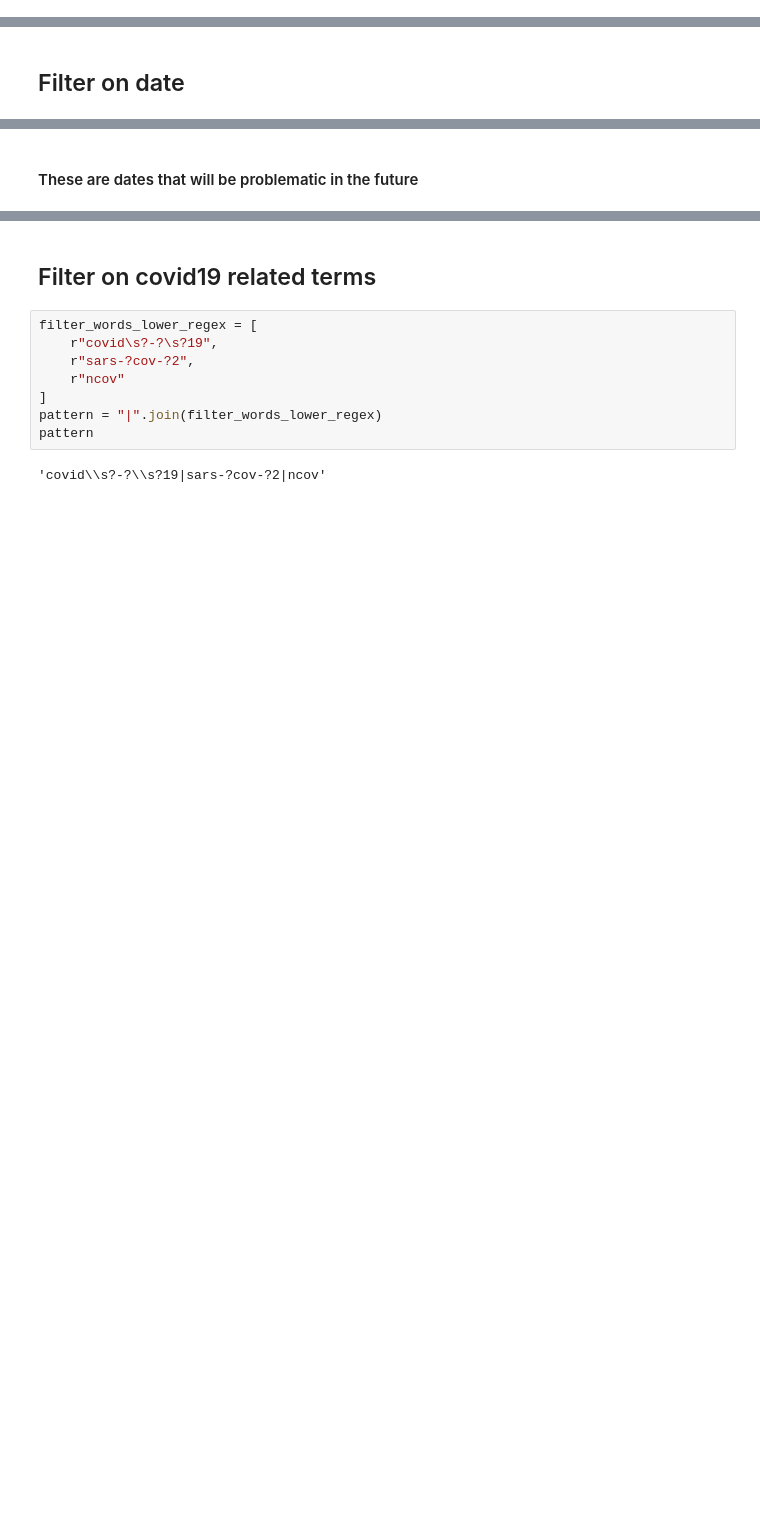
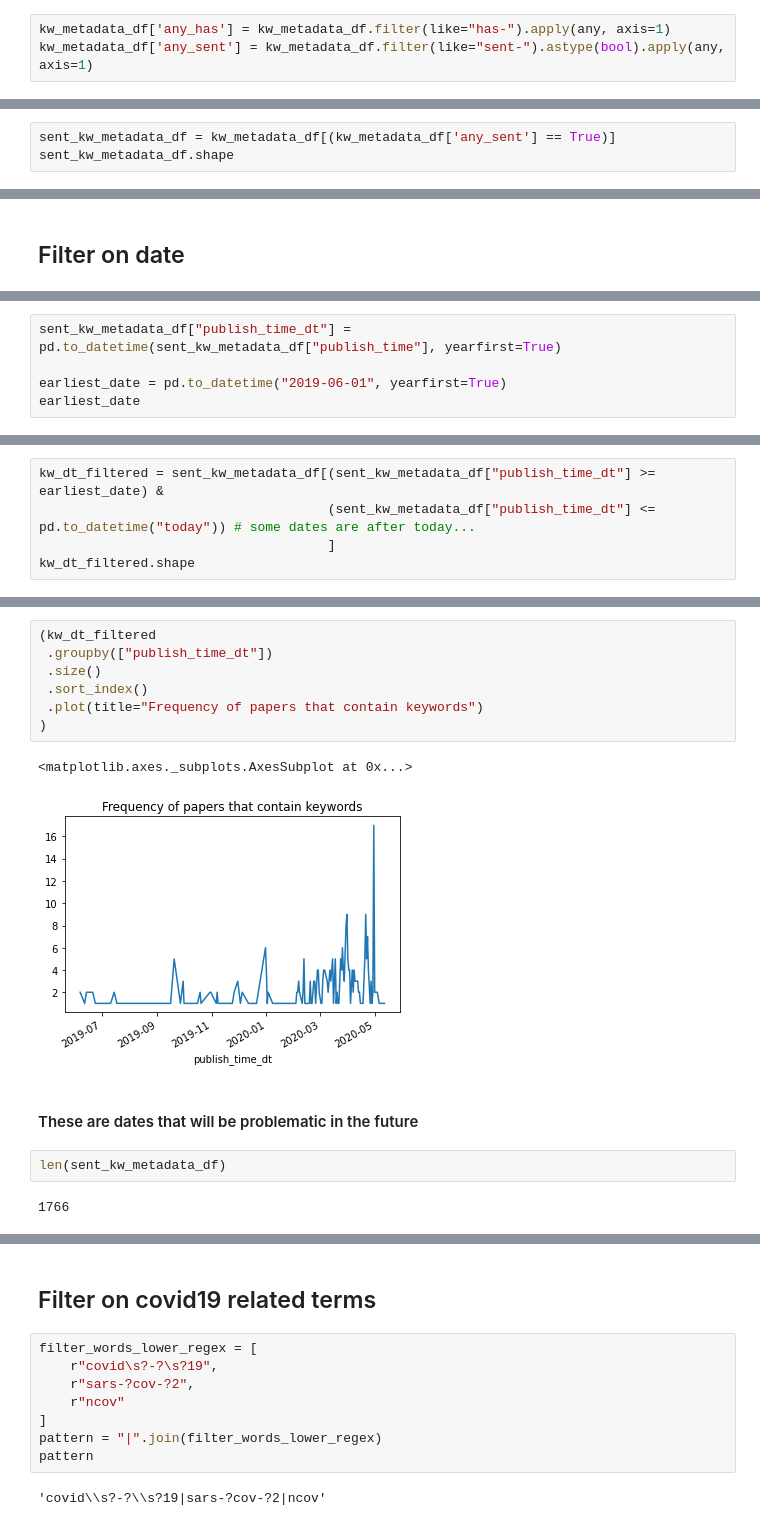
Before and after one commit to databridgevt/covid19, a Jupyter notebook: analysis/db/id_model_inputs/03-filtered_incubation_sentences.py.ipynb, the cells around one changed output, grey strips where cells are left out. Cells and saved outputs as stored; diff of their text form; blank space fills up the shorter version.

```diff
--- a/analysis/db/id_model_inputs/03-filtered_incubation_sentences.py.ipynb
+++ b/analysis/db/id_model_inputs/03-filtered_incubation_sentences.py.ipynb
@@ -28,0 +38,3 @@ memory usage: 1.7+ MB
+# %%
+kw_metadata_df['any_has'] = kw_metadata_df.filter(like="has-").apply(any, axis=1)
+kw_metadata_df['any_sent'] = kw_metadata_df.filter(like="sent-").astype(bool).apply(any, axis=1)
@@ -28,0 +65,3 @@ memory usage: 1.7+ MB
+# %%
+sent_kw_metadata_df = kw_metadata_df[(kw_metadata_df['any_sent'] == True)]
+sent_kw_metadata_df.shape
@@ -45,0 +213,5 @@ number of unique pid's since 2020-01-01 00:00:00: (547,)
+# %%
+sent_kw_metadata_df["publish_time_dt"] = pd.to_datetime(sent_kw_metadata_df["publish_time"], yearfirst=True)
+
+earliest_date = pd.to_datetime("2019-06-01", yearfirst=True)
+earliest_date
@@ -45,0 +225,5 @@ number of unique pid's since 2020-01-01 00:00:00: (547,)
+# %%
+kw_dt_filtered = sent_kw_metadata_df[(sent_kw_metadata_df["publish_time_dt"] >= earliest_date) &
+                                     (sent_kw_metadata_df["publish_time_dt"] <= pd.to_datetime("today")) # some dates are after today...
+                                     ]
+kw_dt_filtered.shape
@@ -46,3 +236,17 @@ number of unique pid's since 2020-01-01 00:00:00: (547,)
+# %%
+(kw_dt_filtered
+ .groupby(["publish_time_dt"])
+ .size()
+ .sort_index()
+ .plot(title="Frequency of papers that contain keywords")
+)
+# %% [output]
+<matplotlib.axes._subplots.AxesSubplot at 0x...>
+[figure, added]
 # %% [markdown]
 #### These are dates that will be problematic in the future
+# %%
+len(sent_kw_metadata_df)
+# %% [output]
+1766
 # %%
```
Also changed, not shown: parts of 66 cells of this notebook, 1 other file.
